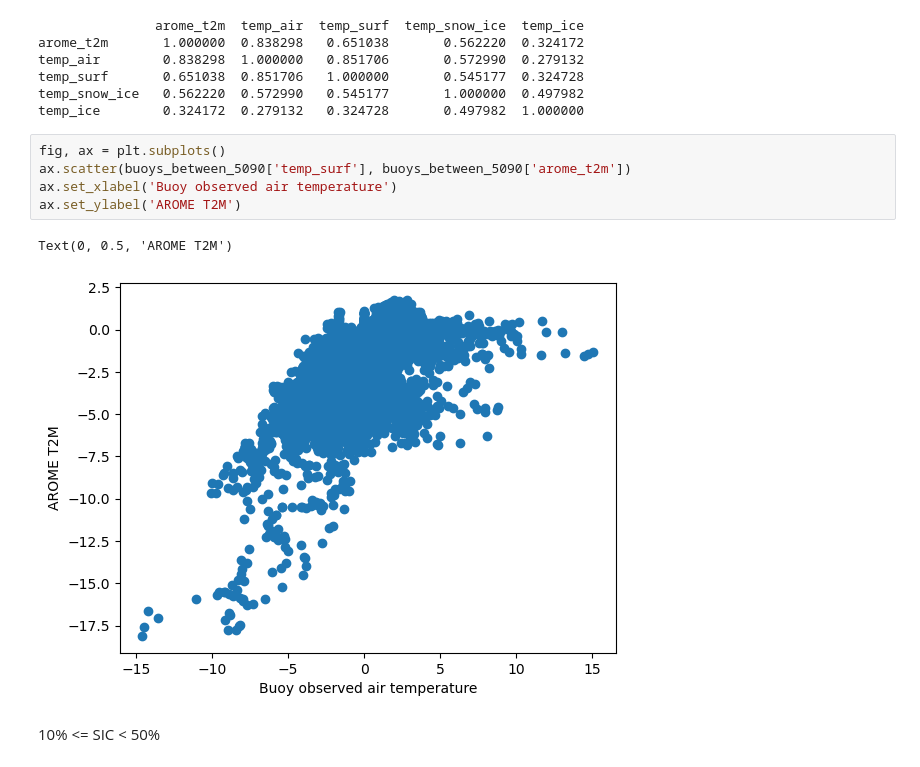
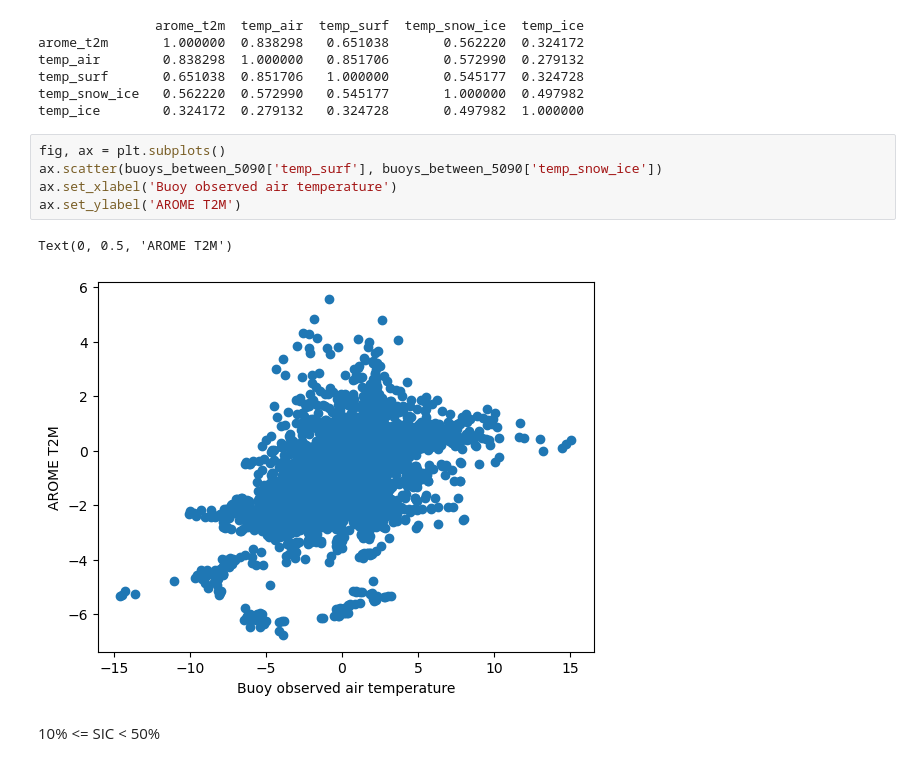
Before and after one commit to AreFrode/GEO9300_project, a Jupyter notebook: src/coreelations.ipynb, the cells around one changed output. Saved outputs shown, nothing was run; the diff lists cells and outputs as text.

```diff
--- a/src/coreelations.ipynb
+++ b/src/coreelations.ipynb
@@ -112,12 +112,12 @@ temp_snow_ice   0.562220  0.572990   0.545177       1.000000  0.497982
 temp_ice        0.324172  0.279132   0.324728       0.497982  1.000000
 # %%
 fig, ax = plt.subplots()
-ax.scatter(buoys_between_5090['temp_surf'], buoys_between_5090['arome_t2m'])
+ax.scatter(buoys_between_5090['temp_surf'], buoys_between_5090['temp_snow_ice'])
 ax.set_xlabel('Buoy observed air temperature')
 ax.set_ylabel('AROME T2M')
 # %% [output]
 Text(0, 0.5, 'AROME T2M')
-[figure, old version]
+[figure, new version]
 # %% [markdown]
 10% <= SIC < 50%
 # %%
```
Also changed, not shown: parts of 3 cells of this notebook, 3 other files.
